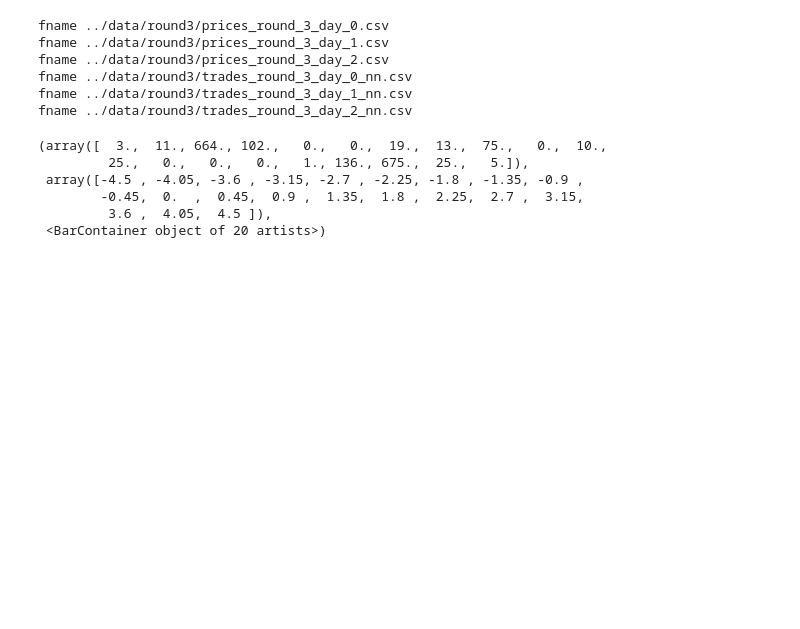
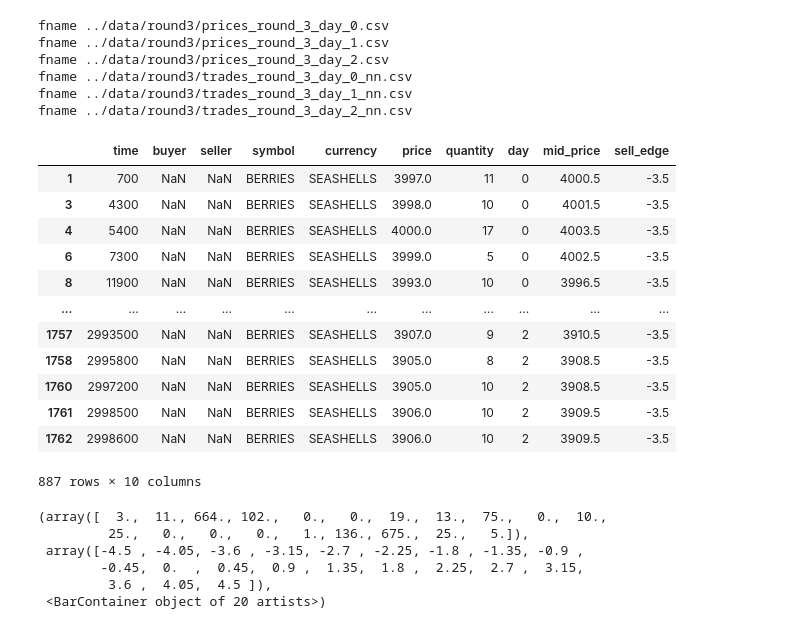
Before and after one commit to rzhan11/IMCTradingComp23, a Jupyter notebook: nbs/stats learning-round3.ipynb, the cells around one changed output. Cells and saved outputs as stored; diff of their text form; code cells hidden in the pictures; blank space fills up the shorter version.

Commit message:
berries

```diff
--- a/nbs/stats learning-round3.ipynb
+++ b/nbs/stats learning-round3.ipynb
@@ -799,3 +799,19 @@ berry_df["take_sell_edge"] = berry_df["mid_price"] - berry_df["sell_price_1"]
+# %%
+trade_df[trade_df["sell_edge"] <0]
+# %% [output]
+|  | time | buyer | seller | symbol | currency | price | quantity | day | mid_price | sell_edge |
+| 1 | 700 | NaN | NaN | BERRIES | SEASHELLS | 3997.0 | 11 | 0 | 4000.5 | -3.5 |
+| 3 | 4300 | NaN | NaN | BERRIES | SEASHELLS | 3998.0 | 10 | 0 | 4001.5 | -3.5 |
+| 4 | 5400 | NaN | NaN | BERRIES | SEASHELLS | 4000.0 | 17 | 0 | 4003.5 | -3.5 |
+| 6 | 7300 | NaN | NaN | BERRIES | SEASHELLS | 3999.0 | 5 | 0 | 4002.5 | -3.5 |
+| 8 | 11900 | NaN | NaN | BERRIES | SEASHELLS | 3993.0 | 10 | 0 | 3996.5 | -3.5 |
+| ... | ... | ... | ... | ... | ... | ... | ... | ... | ... | ... |
+| 1757 | 2993500 | NaN | NaN | BERRIES | SEASHELLS | 3907.0 | 9 | 2 | 3910.5 | -3.5 |
+| 1758 | 2995800 | NaN | NaN | BERRIES | SEASHELLS | 3905.0 | 8 | 2 | 3908.5 | -3.5 |
+| 1760 | 2997200 | NaN | NaN | BERRIES | SEASHELLS | 3905.0 | 10 | 2 | 3908.5 | -3.5 |
+| 1761 | 2998500 | NaN | NaN | BERRIES | SEASHELLS | 3906.0 | 10 | 2 | 3909.5 | -3.5 |
+| 1762 | 2998600 | NaN | NaN | BERRIES | SEASHELLS | 3906.0 | 10 | 2 | 3909.5 | -3.5 |
+887 rows × 10 columns
 # %%
 plt.hist(trade_df["sell_edge"], bins=20)
 # %% [output]
```
Also changed, not shown: parts of 10 cells of this notebook, 8 other files.
